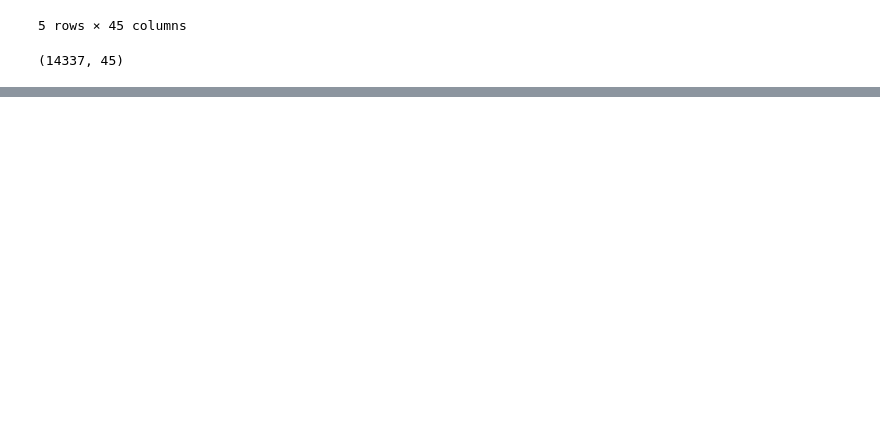
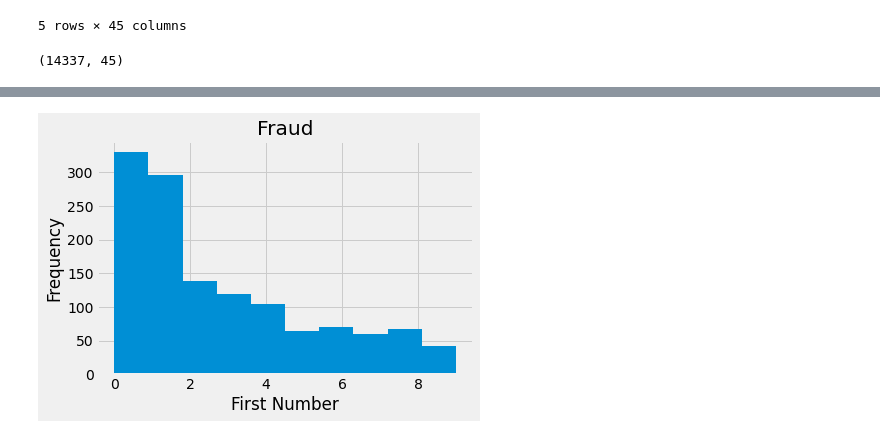
Before and after one commit to nicleong27/Detecting_Fraud, a Jupyter notebook: david_eda.ipynb, the cells around one changed output, grey strips where cells are left out. Saved outputs shown, nothing was run; the diff lists cells and outputs as text; code cells hidden in the pictures; blank space fills up the shorter version.

```diff
--- a/david_eda.ipynb
+++ b/david_eda.ipynb
@@ -17,6 +17,7 @@ Detecting Data Fraud Case Study
 import pandas as pd
 import numpy as np
 import matplotlib.pyplot as plt
+plt.style.use('fivethirtyeight')
 import seaborn as sns
 import warnings
 warnings.filterwarnings('ignore')
@@ -71,0 +104,10 @@ df.shape
+# %%
+body_lengths_fraud = df_fraud.body_length.values
+body_lengths_fraud_first = [int(str(x)[0]) for x in body_lengths_fraud]
+# %%
+plt.hist(body_lengths_fraud_first)
+plt.ylabel('Frequency')
+plt.xlabel('First Number')
+plt.title('Fraud');
+# %% [output]
+[figure, added]
```
Also changed, not shown: parts of 7 cells of this notebook.
